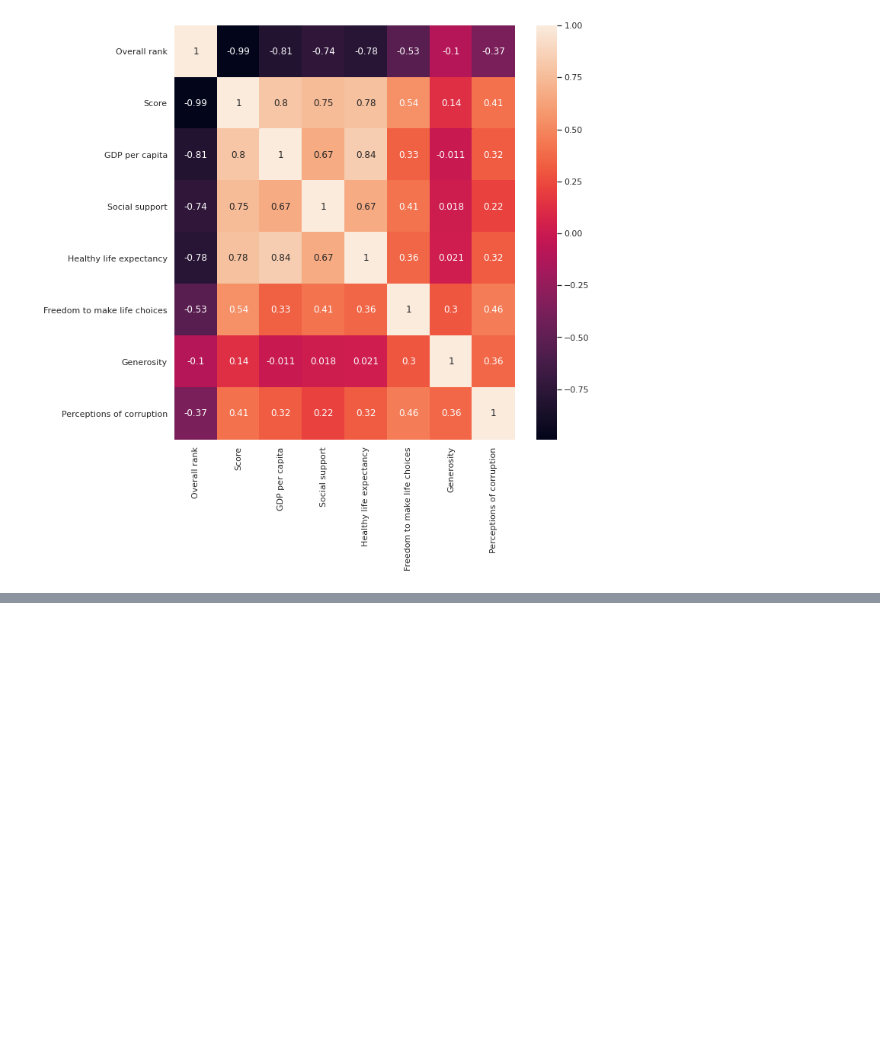
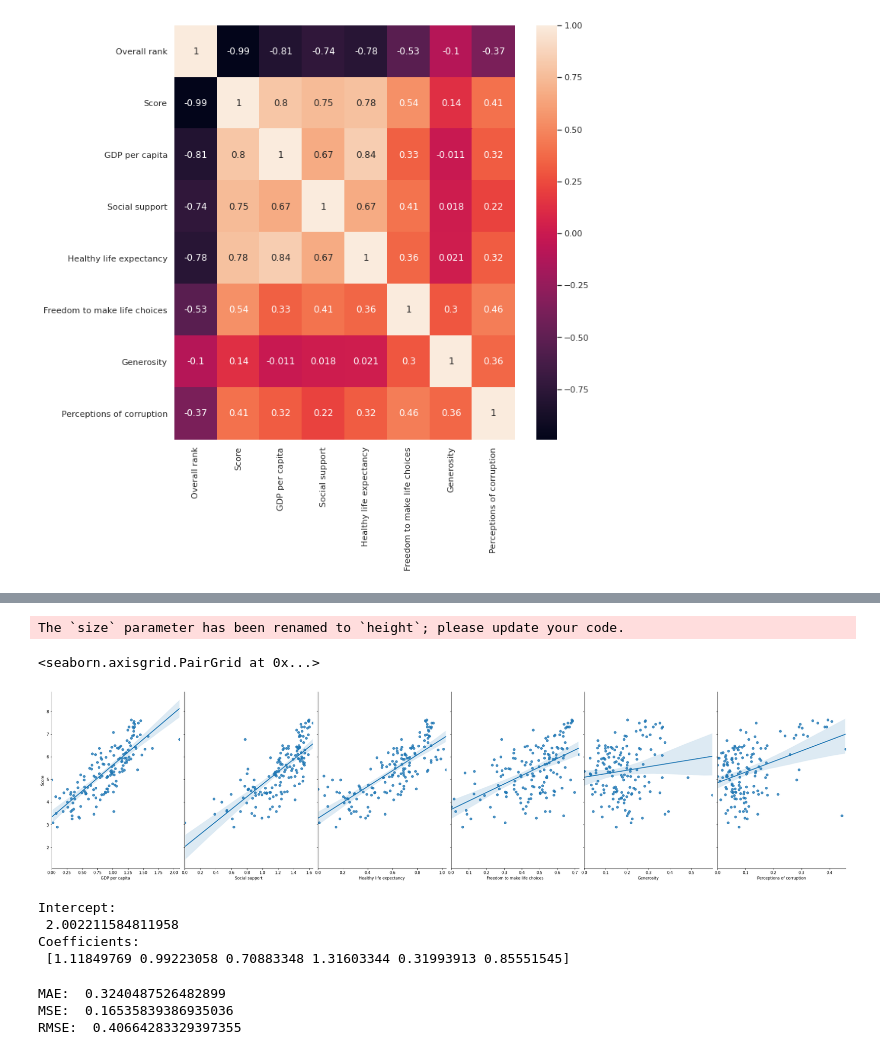
Before and after one commit to Noha-Magdy/world-happiness-report-analysis, a Jupyter notebook: Happiness_report_analysis.ipynb, the cells around one changed output, grey strips where cells are left out. Saved outputs shown, nothing was run; the diff lists cells and outputs as text; code cells hidden in the pictures; blank space fills up the shorter version.

Commit message:
regression model created before and after PCA

```diff
--- a/Happiness_report_analysis.ipynb
+++ b/Happiness_report_analysis.ipynb
@@ -124,0 +142,9 @@ sns.heatmap(happiness_report_18.corr(), annot=True)
+# %%
+sns.pairplot(happiness_report_18, x_vars=[ 'GDP per capita',
+       'Social support', 'Healthy life expectancy',
+       'Freedom to make life choices', 'Generosity',
+       'Perceptions of corruption'], y_vars='Score', size=7, aspect=0.7, kind='reg')
+# %% [output]
+The `size` parameter has been renamed to `height`; please update your code.
+<seaborn.axisgrid.PairGrid at 0x...>
+[figure, added]
@@ -124,0 +160,14 @@ sns.heatmap(happiness_report_18.corr(), annot=True)
+# %%
+#LinearRegression
+
+
+linear_model = LinearRegression()
+linear_model.fit(X_train, Y_train)
+
+print('Intercept: \n', linear_model.intercept_)
+print('Coefficients: \n', linear_model.coef_)
+# %% [output]
+Intercept:
+ 2.002211584811958
+Coefficients:
+ [1.11849769 0.99223058 0.70883348 1.31603344 0.31993913 0.85551545]
@@ -124,0 +176,11 @@ sns.heatmap(happiness_report_18.corr(), annot=True)
+# %%
+# calculate MAE, MSE, RMSE
+
+
+print("MAE: ",metrics.mean_absolute_error(Y_test, y_pred))
+print("MSE: ",metrics.mean_squared_error(Y_test, y_pred))
+print("RMSE: ",np.sqrt(metrics.mean_squared_error(Y_test, y_pred)))
+# %% [output]
+MAE:  0.3240487526482899
+MSE:  0.16535839386935036
+RMSE:  0.40664283329397355
```
Also changed, not shown: parts of 9 cells of this notebook.
